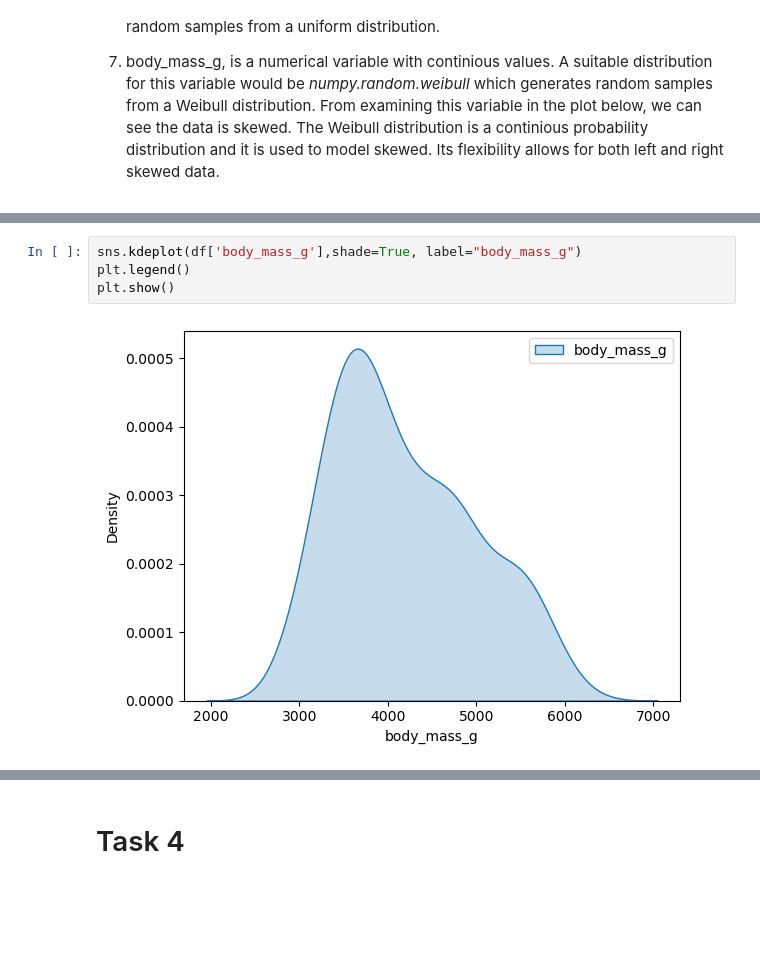
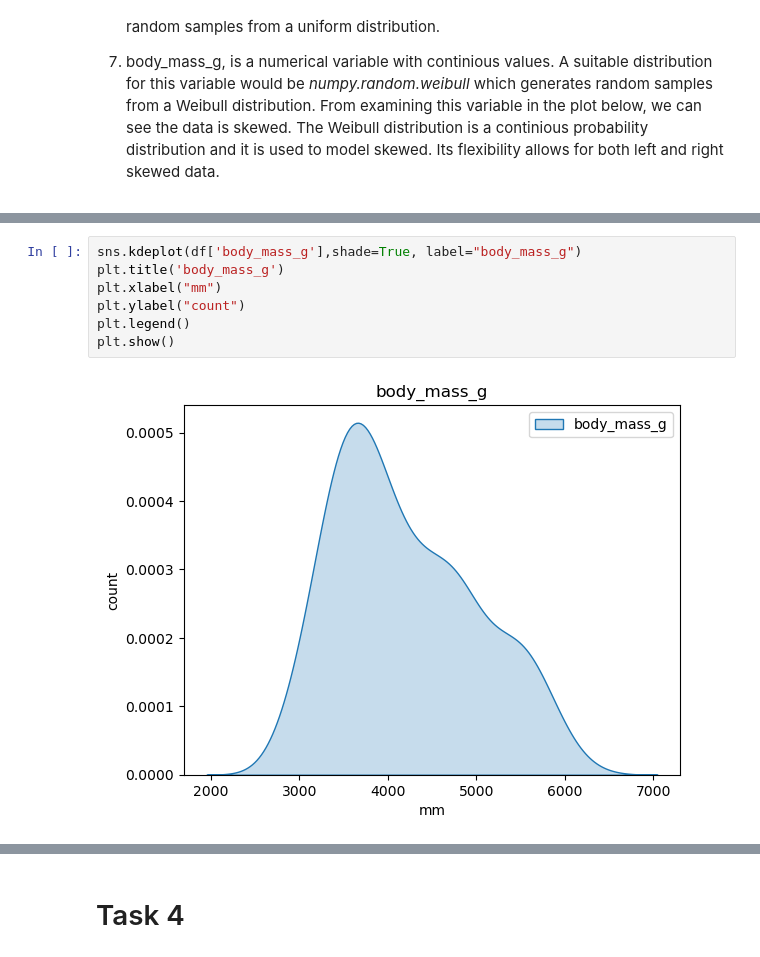
Before and after one commit to dectan/FUNDAMENTALS-OF-DATA-ANALYSIS, a Jupyter notebook: tasks.ipynb, the cells around one changed output, grey strips where cells are left out. Saved outputs shown, nothing was run; the diff lists cells and outputs as text; blank space fills up the shorter version.

```diff
--- a/tasks.ipynb
+++ b/tasks.ipynb
@@ -256,9 +253,12 @@ plt.show()
 # %%
 sns.kdeplot(df['body_mass_g'],shade=True, label="body_mass_g")
+plt.title('body_mass_g')
+plt.xlabel("mm")
+plt.ylabel("count")
 plt.legend()
 plt.show()
 # %% [output]
-[figure, old version]
+[figure, new version]
 # %%
 df = df.dropna(subset=["sex"])
 plt.hist(df["sex"], bins=10, color="blue")
```
Also changed, not shown: parts of 42 cells of this notebook.
